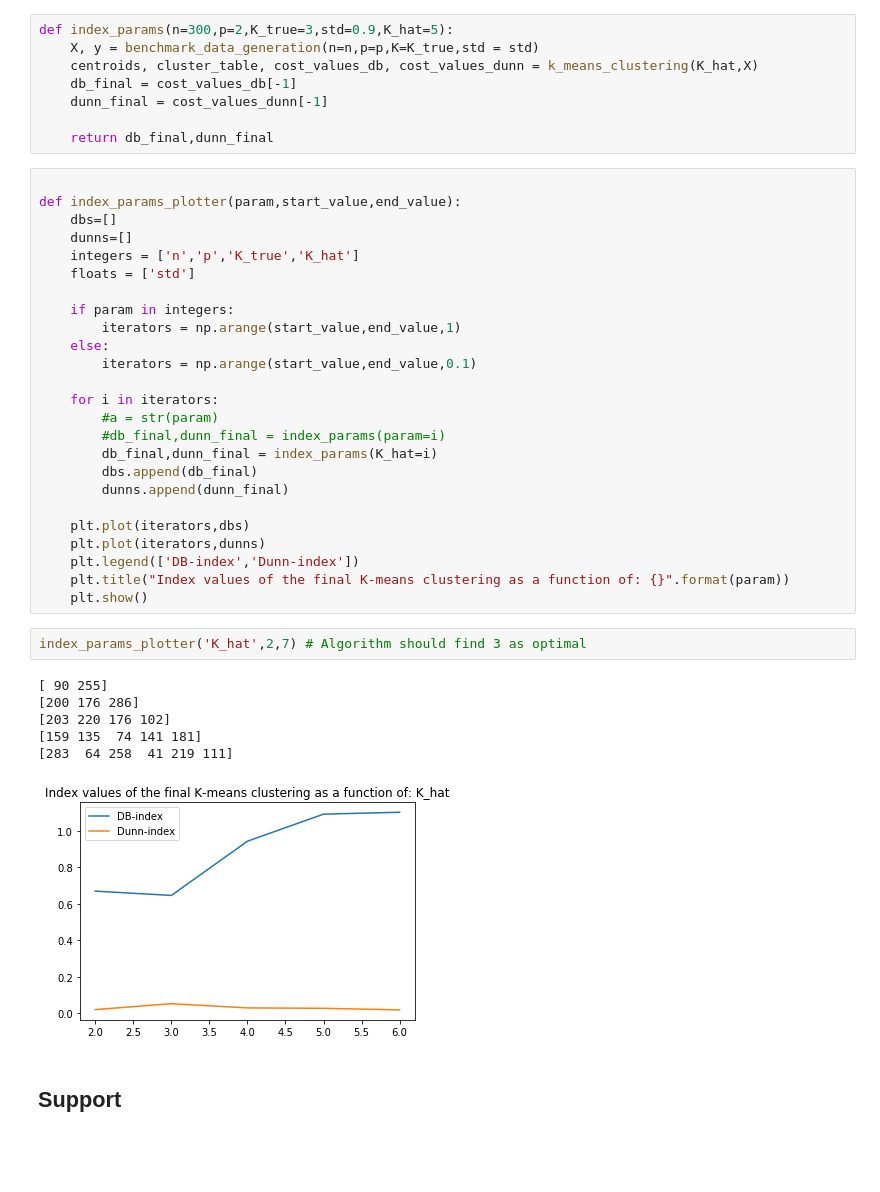
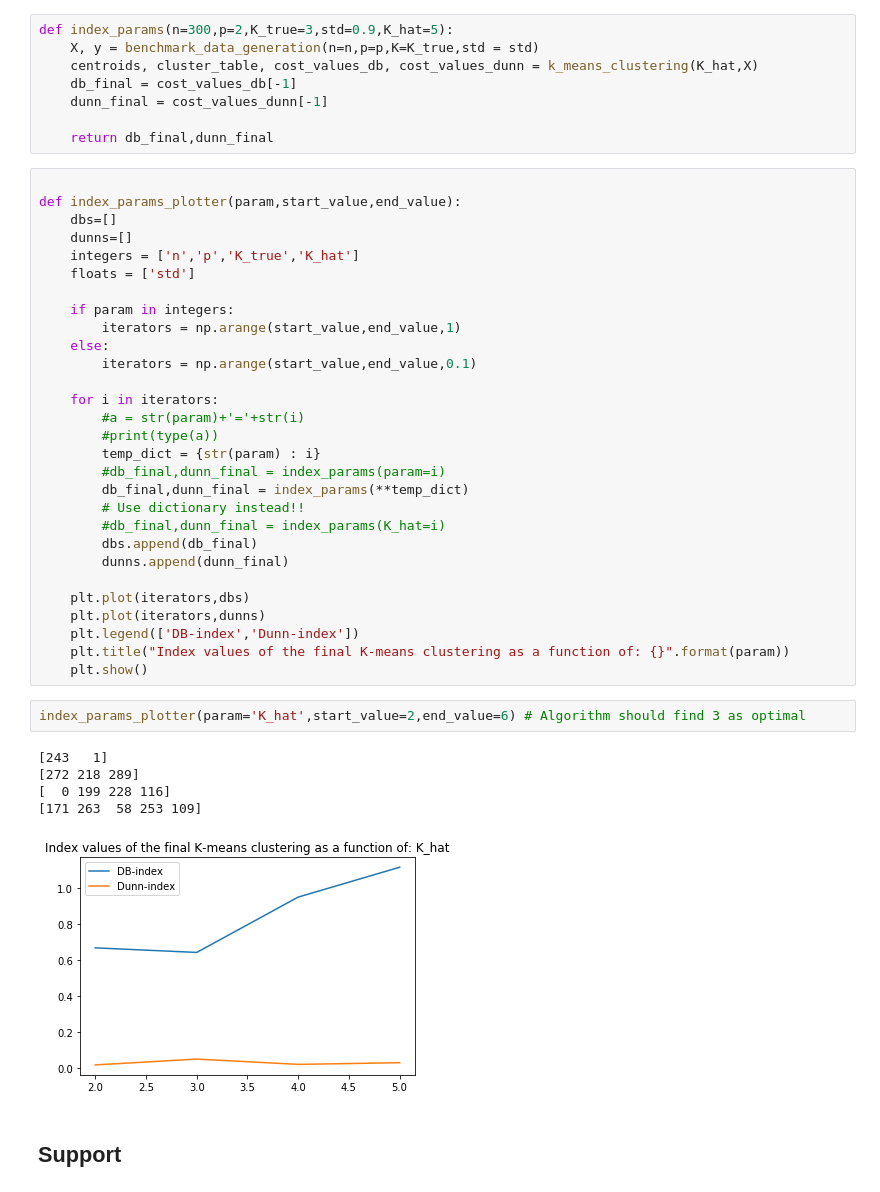
Before and after one commit to paparon96/Clustering, a Jupyter notebook: Aron_Distance_examples.ipynb, the cells around one changed output. Cells and saved outputs as stored; diff of their text form; blank space fills up the shorter version.

Commit message:
Updated flexible function to plot indices as a function of parameters

```diff
--- a/Aron_Distance_examples.ipynb
+++ b/Aron_Distance_examples.ipynb
@@ -357,9 +396,13 @@ def index_params_plotter(param,start_value,end_value):
         iterators = np.arange(start_value,end_value,0.1)
 
     for i in iterators:
-        #a = str(param)
+        #a = str(param)+'='+str(i)
+        #print(type(a))
+        temp_dict = {str(param) : i}
         #db_final,dunn_final = index_params(param=i)
-        db_final,dunn_final = index_params(K_hat=i)
+        db_final,dunn_final = index_params(**temp_dict)
+        # Use dictionary instead!!
+        #db_final,dunn_final = index_params(K_hat=i)
         dbs.append(db_final)
         dunns.append(dunn_final)
 
@@ -369,14 +412,13 @@ def index_params_plotter(param,start_value,end_value):
     plt.title("Index values of the final K-means clustering as a function of: {}".format(param))
     plt.show()
 # %%
-index_params_plotter('K_hat',2,7) # Algorithm should find 3 as optimal
+index_params_plotter(param='K_hat',start_value=2,end_value=6) # Algorithm should find 3 as optimal
 # %% [output]
-[ 90 255]
-[200 176 286]
-[203 220 176 102]
-[159 135  74 141 181]
-[283  64 258  41 219 111]
+[243   1]
+[272 218 289]
+[  0 199 228 116]
+[171 263  58 253 109]
-[figure, old version]
+[figure, new version]
 # %% [markdown]
 ## Support
 # %%
```
Also changed, not shown: parts of 3 cells of this notebook.
